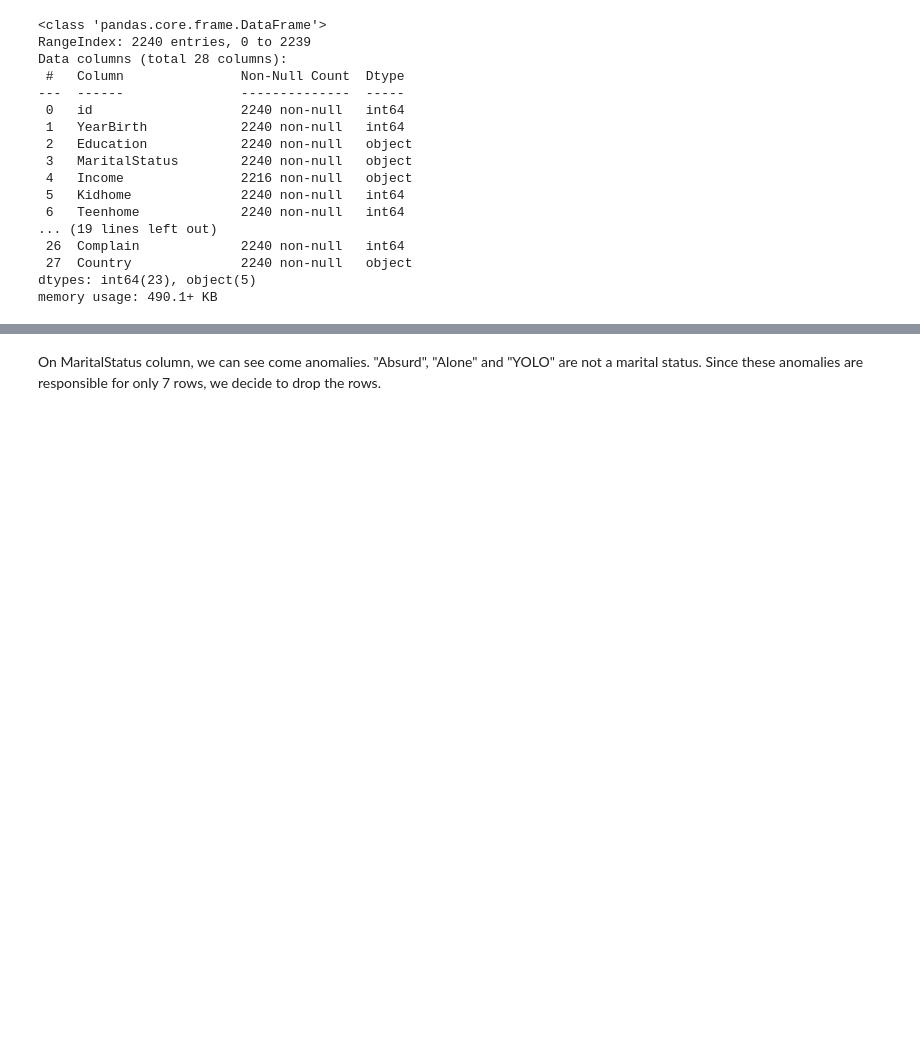
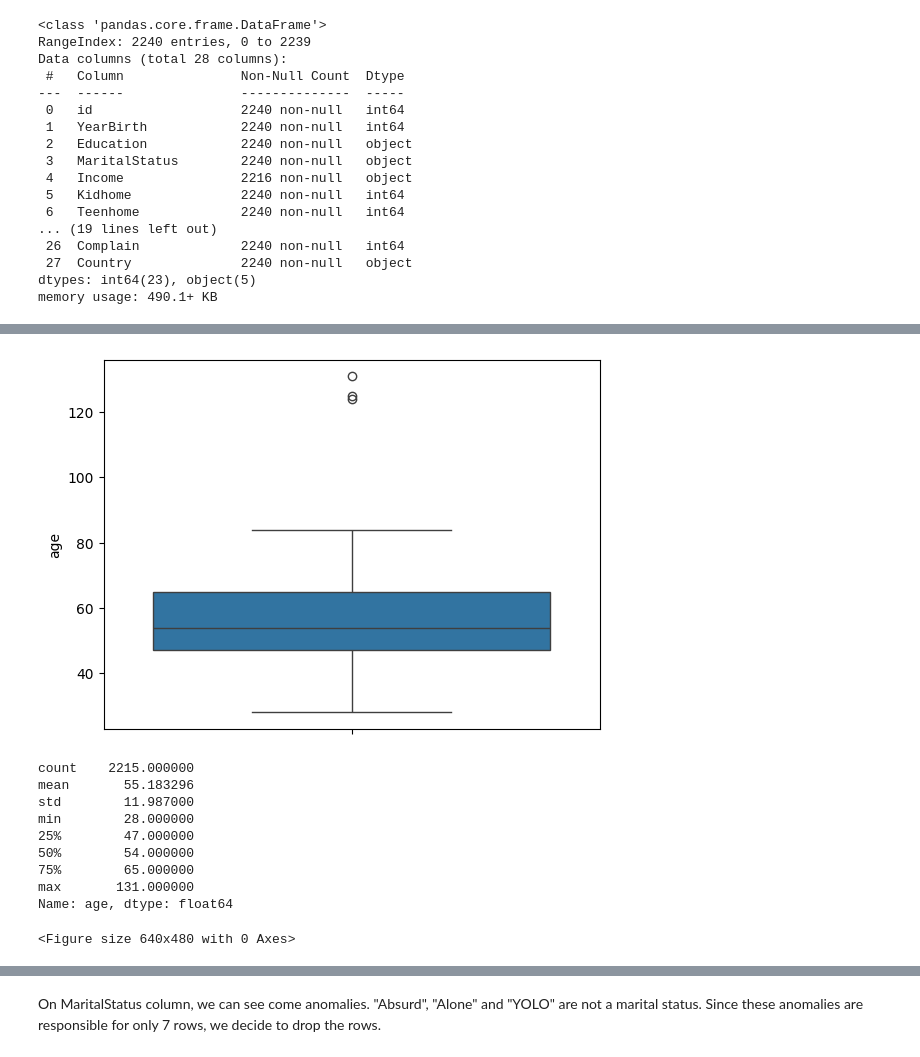
Before and after one commit to dorinMaraku/da-portfolio, a Jupyter notebook: marketing_data_analysis.ipynb, the cells around one changed output, grey strips where cells are left out. Drawn from its saved outputs; the diff is of its cells as text; code cells hidden in the pictures; blank space fills up the shorter version.

```diff
--- a/marketing_data_analysis.ipynb
+++ b/marketing_data_analysis.ipynb
@@ -227,3 +191,3 @@ dtype: int64
 # %%
-# drop missing data
-data = data.dropna()
+# replace missing data with medina income
+data.income = data.income.fillna(data.income.median())
@@ -254,0 +200,21 @@ Name: count, Length: 662, dtype: int64
+# %%
+data['age'] = 2024 - data.year_birth
+# %%
+plt.figure()
+sns.boxplot(data.age)
+plt.show()
+plt.clf()
+
+data.age.describe()
+# %% [output]
+[figure, added]
+count    2215.000000
+mean       55.183296
+std        11.987000
+min        28.000000
+25%        47.000000
+50%        54.000000
+75%        65.000000
+max       131.000000
+Name: age, dtype: float64
+<Figure size 640x480 with 0 Axes>
```
Also changed, not shown: parts of 59 cells of this notebook.
